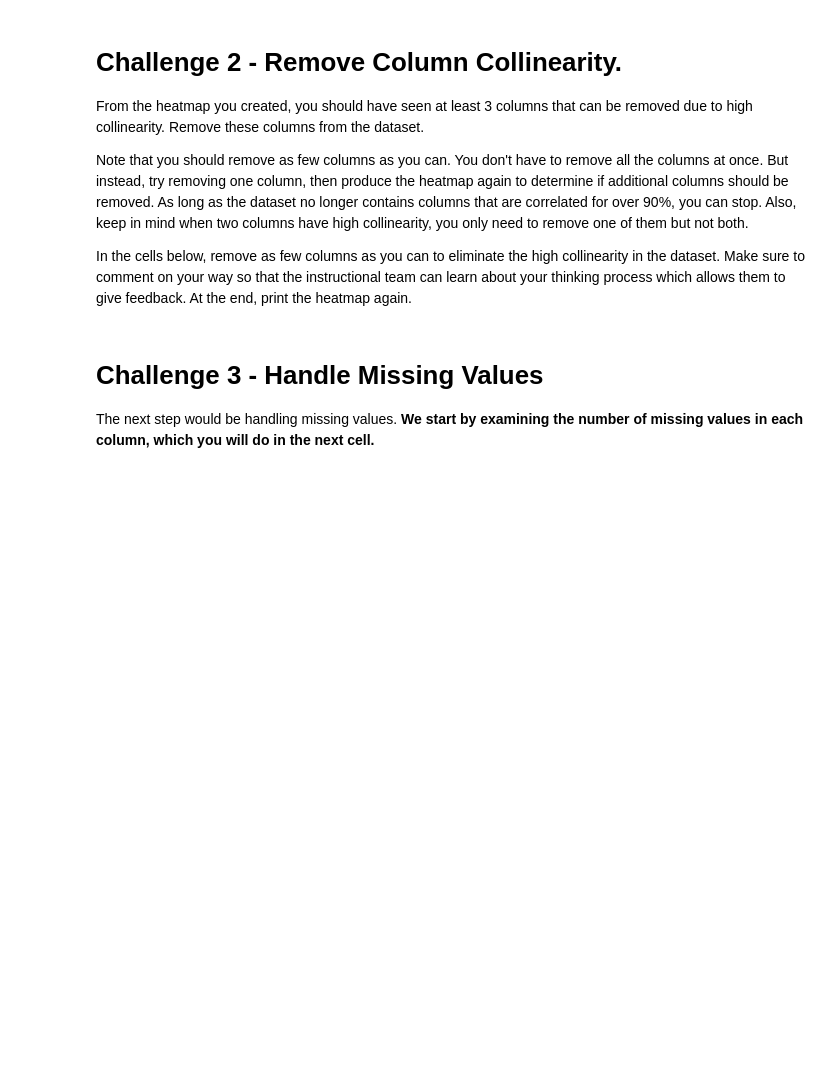
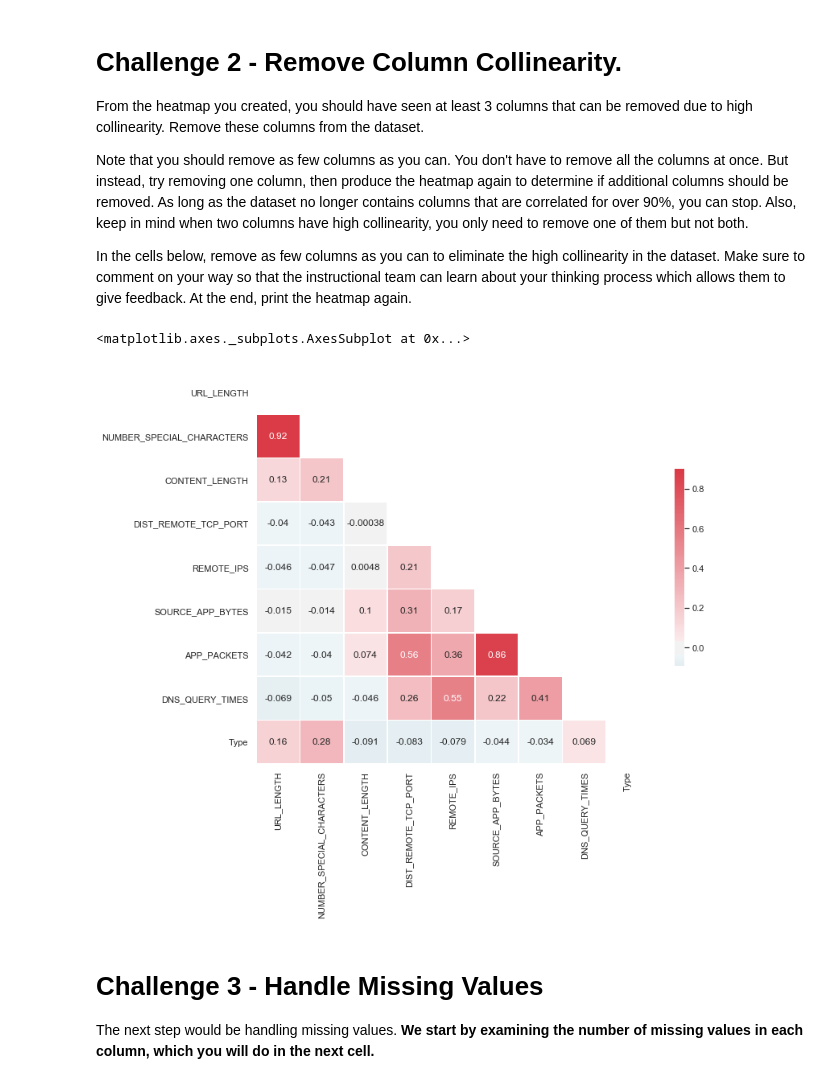
Before and after one commit to ta-data-lis/lab-supervised-learning, a Jupyter notebook: your-code/main.ipynb, the cells around one changed output. Saved outputs shown, nothing was run; the diff lists cells and outputs as text; code cells hidden in the pictures; blank space fills up the shorter version.

```diff
--- a/your-code/main.ipynb
+++ b/your-code/main.ipynb
@@ -68,0 +171,25 @@ In the cells below, remove as few columns as you can to eliminate the high colli
+# %%
+# Your code here
+websites.drop(columns = ['TCP_CONVERSATION_EXCHANGE', 'SOURCE_APP_PACKETS', 'REMOTE_APP_BYTES', 'REMOTE_APP_PACKETS', 'APP_BYTES'], axis=1, inplace = True)
+
+corr = websites.corr()
+corr
+
+sns.set(style="white")
+
+
+# Generate a mask for the upper triangle
+mask = np.triu(np.ones_like(corr, dtype=np.bool))
+
+# Set up the matplotlib figure
+f, ax = plt.subplots(figsize=(11, 9))
+
+# Generate a custom diverging colormap
+cmap = sns.diverging_palette(220, 10, as_cmap=True)
+
+# Draw the heatmap with the mask and correct aspect ratio
+sns.heatmap(corr, mask=mask, cmap=cmap, vmax=.9, center=0,
+            square=True, annot=True, linewidths=.5, cbar_kws={"shrink": .5})
+# %% [output]
+<matplotlib.axes._subplots.AxesSubplot at 0x...>
+[figure, added]
```
Also changed, not shown: parts of 60 cells of this notebook.
